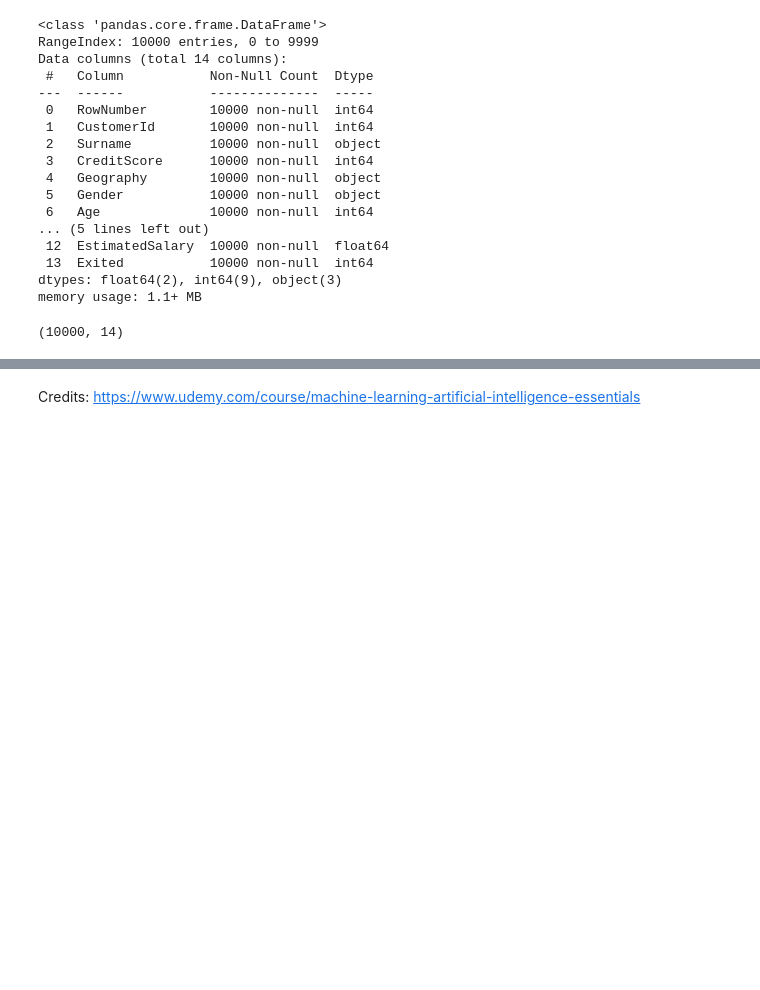
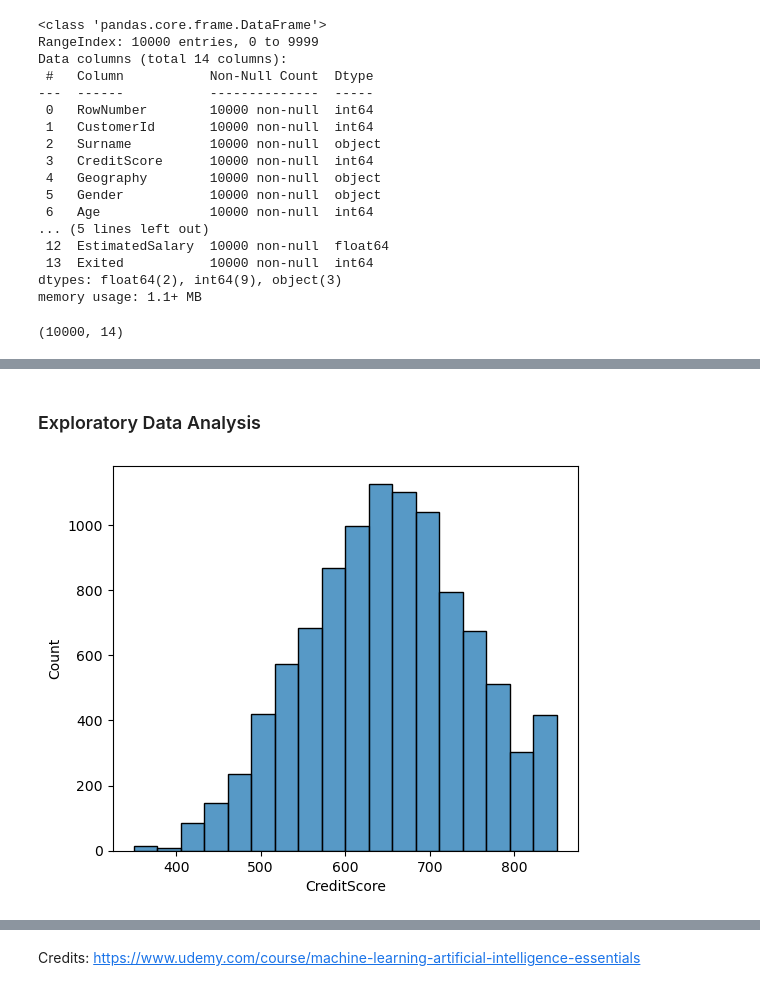
Before and after one commit to lavkushsingh31/Data_Science_Machine_Learning_Projects, a Jupyter notebook: Mini Project - Churn Prediction in Banking Data/Mini Project - Churn Prediction in Banking Data.ipynb, the cells around one changed output, grey strips where cells are left out. Drawn from its saved outputs; the diff is of its cells as text; code cells hidden in the pictures; blank space fills up the shorter version.

Commit message:
added the code for data exploration and data preparation

```diff
--- a/Mini Project - Churn Prediction in Banking Data/Mini Project - Churn Prediction in Banking Data.ipynb
+++ b/Mini Project - Churn Prediction in Banking Data/Mini Project - Churn Prediction in Banking Data.ipynb
@@ -44,0 +61,8 @@ data.shape
+# %% [markdown]
+### Exploratory Data Analysis
+# %%
+plt.figure(figsize = (6,5))
+sns.histplot(data['CreditScore'], bins = 18)
+plt.show();
+# %% [output]
+[figure, added]
```
Also changed, not shown: parts of 24 cells of this notebook.
